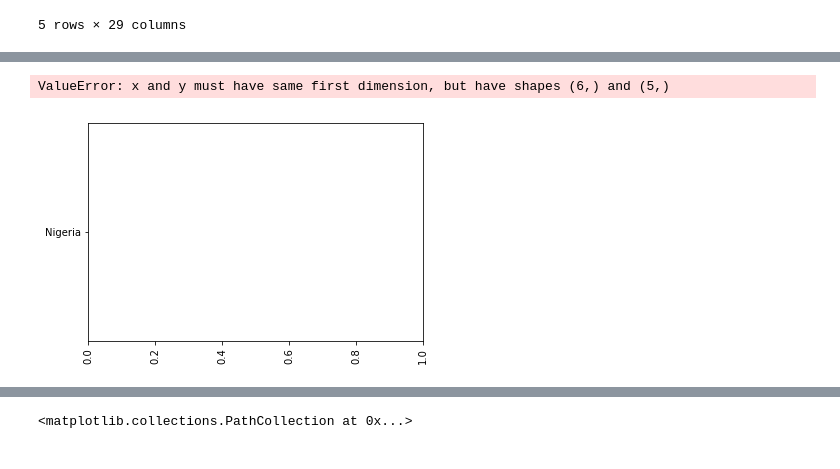
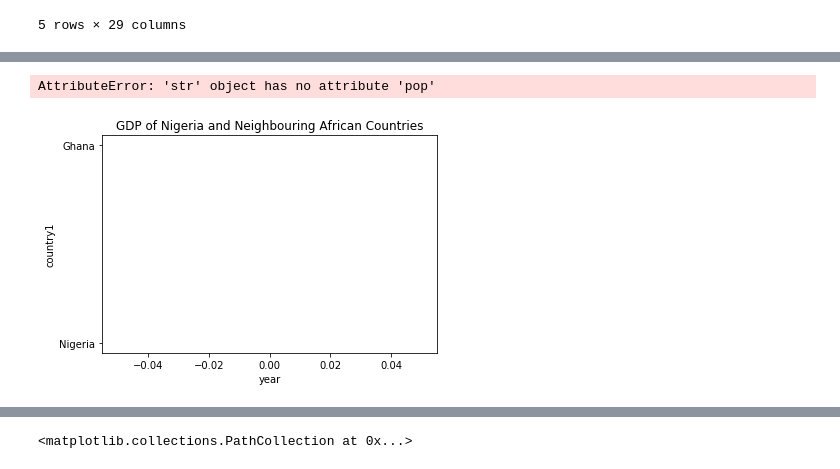
Before and after one commit to OmolaraAdisa/Omolara_capstone_project, a Jupyter notebook: Standard of living.ipynb, the cells around one changed output, grey strips where cells are left out. Drawn from its saved outputs; the diff is of its cells as text; code cells hidden in the pictures.

```diff
--- a/Standard of living.ipynb
+++ b/Standard of living.ipynb
@@ -645,12 +376,18 @@ plt.scatter(years, net_migration_Nigeria)
-# %%
-years = np.array([1990, 1995, 2000, 2005, 2010, 2015 ])
-gdp = np.array(['Nigeria', 'Ghana', 'Benin', 'Uganda', 'Cameroon'])
-plt.xticks(rotation=90)
-plt.plot(years, gdp)
-plt.show()
-# %% [output]
-ValueError: x and y must have same first dimension, but have shapes (6,) and (5,)
-[figure, removed]
+# %%
+country1 = ['Nigeria']
+country2 = ['Ghana']
+year = [1990, 2000, 2005, 2010]
+line_chart1 = plt.plot(country1)
+line_chart2 = plt.plot(country2)
+
+plt.title('GDP of Nigeria and Neighbouring African Countries')
+plt.xlabel('year')
+plt.ylabel('country1', 'country2')
+plt.legend(['Nigeria', 'Ghana'], loc=4)
+plt.show()
+# %% [output]
+AttributeError: 'str' object has no attribute 'pop'
+[figure, added]
 # %%
 years = data2.columns
 gdp = data2.loc['Ghana']
```
Also changed, not shown: parts of 24 cells of this notebook.
